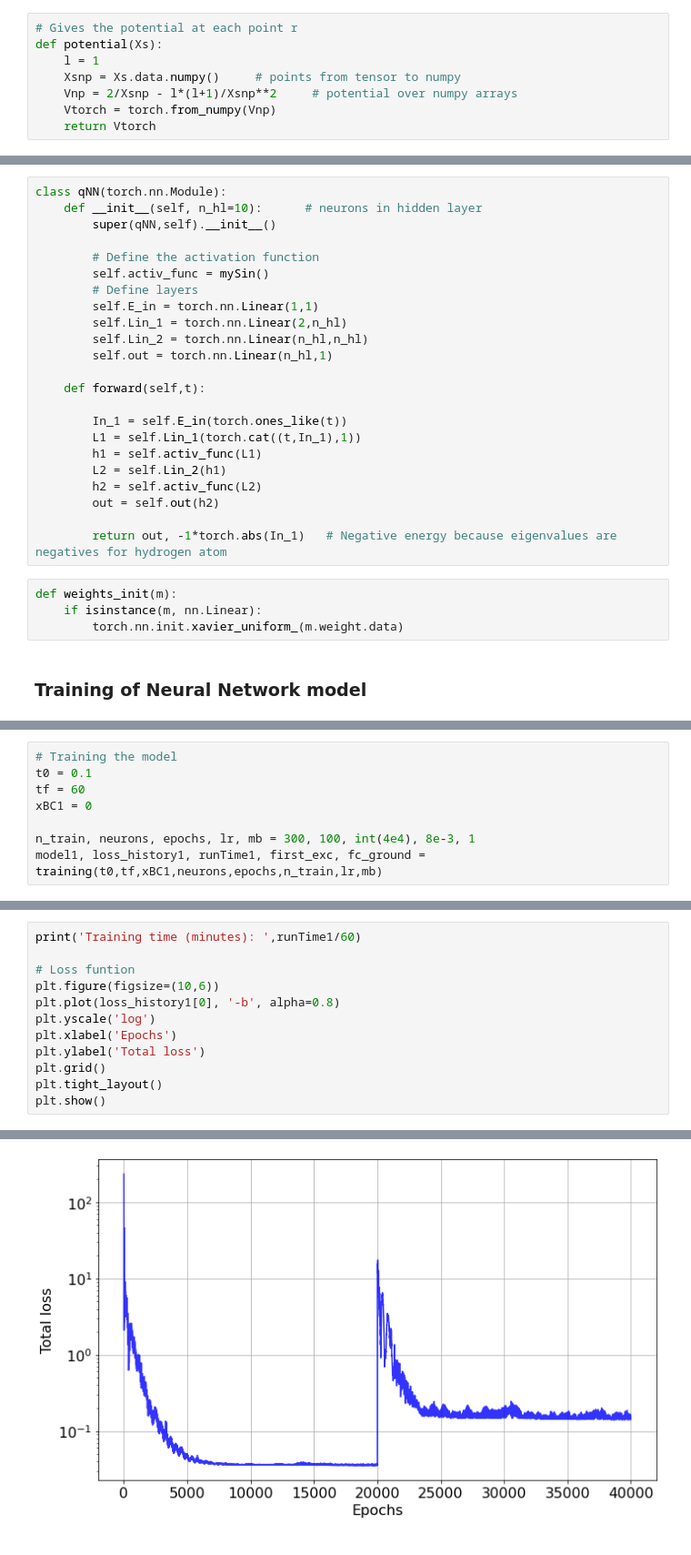
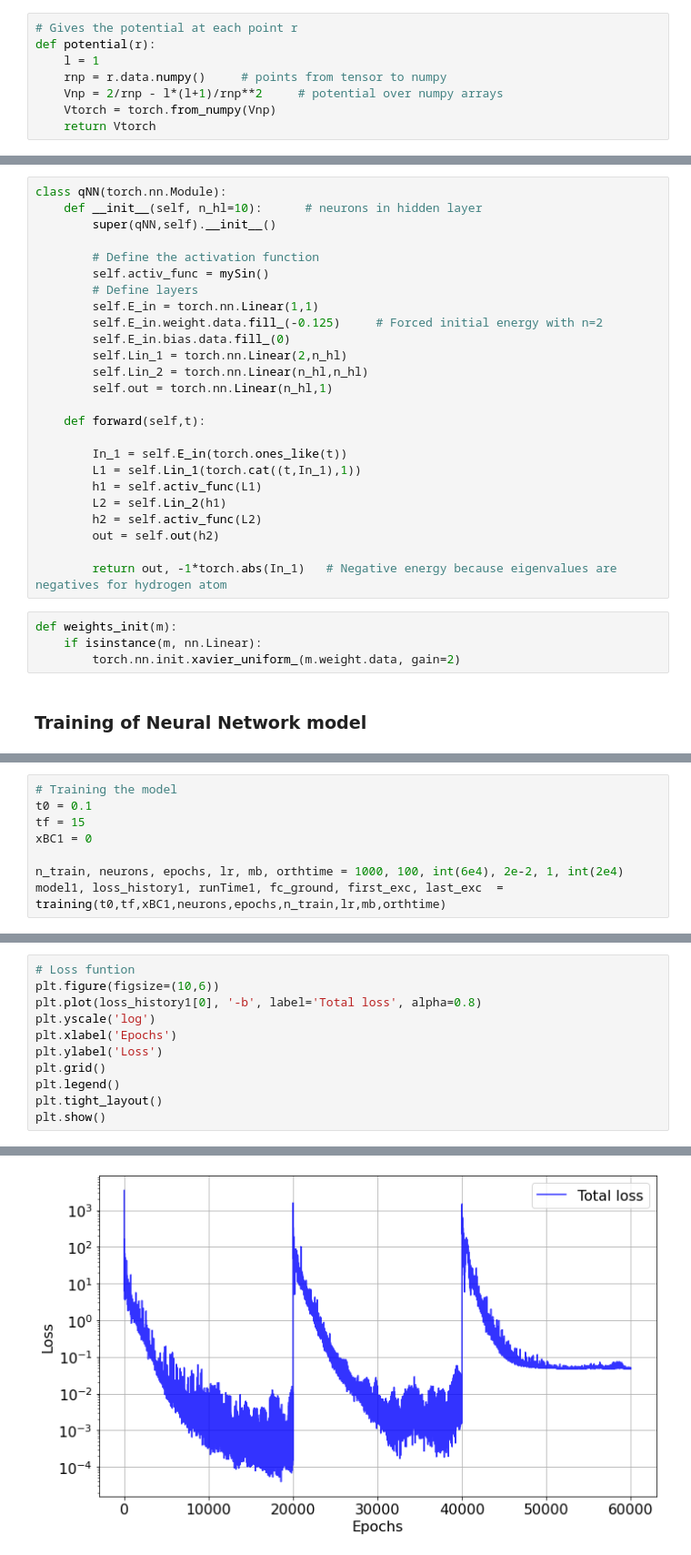
Before and after one commit to anmgomezmo/Degree_project, a Jupyter notebook: Complex ANN to Quantum Mechanics/Hydrogen_atom_l1.ipynb, the cells around one changed output, grey strips where cells are left out. Shown: that part at 91% size. Saved outputs shown, nothing was run; the diff lists cells and outputs as text.

```diff
--- a/Complex ANN to Quantum Mechanics/Hydrogen_atom_l1.ipynb
+++ b/Complex ANN to Quantum Mechanics/Hydrogen_atom_l1.ipynb
@@ -77,9 +71,9 @@ def hamiltonian_equation(t,psi,E,V):
 # %%
 # Gives the potential at each point r
-def potential(Xs):
+def potential(r):
     l = 1
-    Xsnp = Xs.data.numpy()     # points from tensor to numpy
-    Vnp = 2/Xsnp - l*(l+1)/Xsnp**2     # potential over numpy arrays
+    rnp = r.data.numpy()     # points from tensor to numpy
+    Vnp = 2/rnp - l*(l+1)/rnp**2     # potential over numpy arrays
     Vtorch = torch.from_numpy(Vnp)
     return Vtorch
 # %% [markdown]
@@ -93,6 +87,8 @@ class qNN(torch.nn.Module):
         self.activ_func = mySin()
         # Define layers
         self.E_in = torch.nn.Linear(1,1)
+        self.E_in.weight.data.fill_(-0.125)     # Forced initial energy with n=2
+        self.E_in.bias.data.fill_(0)
         self.Lin_1 = torch.nn.Linear(2,n_hl)
         self.Lin_2 = torch.nn.Linear(n_hl,n_hl)
         self.out = torch.nn.Linear(n_hl,1)
@@ -110,7 +106,7 @@ class qNN(torch.nn.Module):
 # %%
 def weights_init(m):
     if isinstance(m, nn.Linear):
-        torch.nn.init.xavier_uniform_(m.weight.data)
+        torch.nn.init.xavier_uniform_(m.weight.data, gain=2)
 # %% [markdown]
 ### Training of Neural Network model
 # %%
@@ -254,8 +251,8 @@ def training(t0, tf, x1, neurons, epochs, n_train, lr, minibatch_number=1):
 # %%
 # Training the model
 t0 = 0.1
-tf = 60
+tf = 15
 xBC1 = 0
 
-n_train, neurons, epochs, lr, mb = 300, 100, int(4e4), 8e-3, 1
-model1, loss_history1, runTime1, first_exc, fc_ground = training(t0,tf,xBC1,neurons,epochs,n_train,lr,mb)
+n_train, neurons, epochs, lr, mb, orthtime = 1000, 100, int(6e4), 2e-2, 1, int(2e4)
+model1, loss_history1, runTime1, fc_ground, first_exc, last_exc  = training(t0,tf,xBC1,neurons,epochs,n_train,lr,mb,orthtime)
@@ -262,13 +269,12 @@ model1, loss_history1, runTime1, first_exc, fc_ground = training(t0,tf,xBC1,neur
 # %%
-print('Training time (minutes): ',runTime1/60)
-
 # Loss funtion
 plt.figure(figsize=(10,6))
-plt.plot(loss_history1[0], '-b', alpha=0.8)
+plt.plot(loss_history1[0], '-b', label='Total loss', alpha=0.8)
 plt.yscale('log')
 plt.xlabel('Epochs')
-plt.ylabel('Total loss')
+plt.ylabel('Loss')
 plt.grid()
+plt.legend()
 plt.tight_layout()
 plt.show()
 # %% [output]
@@ -276 +281 @@ Training time (minutes):  11.073651663462321
-[figure, old version]
+[figure, new version]
```
Also changed, not shown: parts of 11 cells of this notebook, 2 other files.
